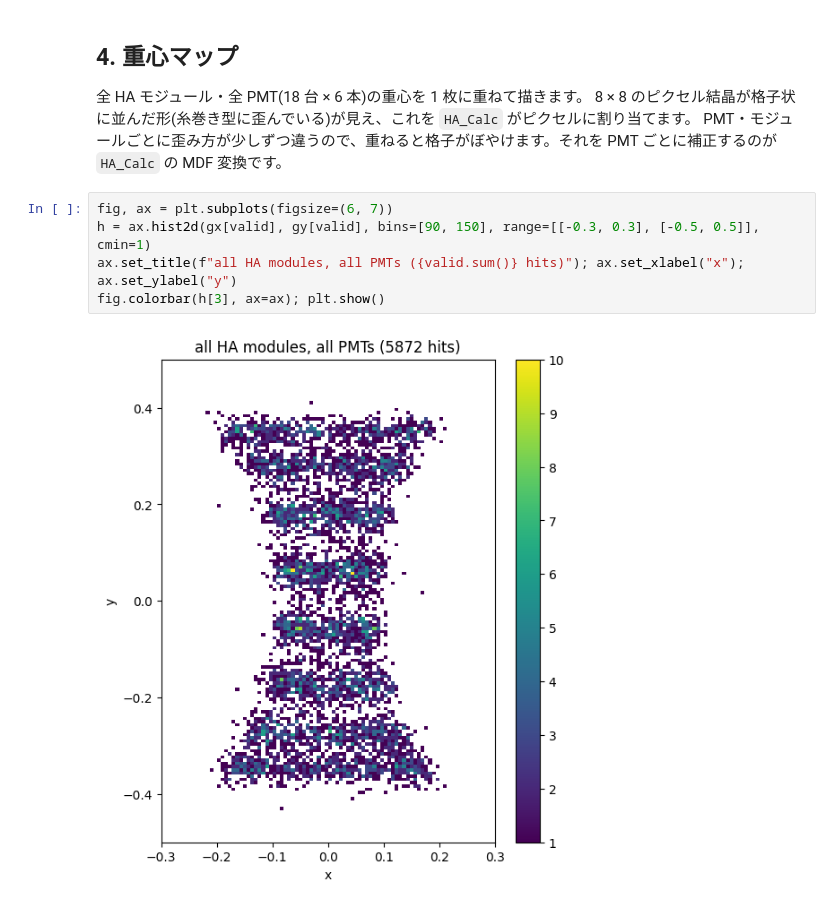
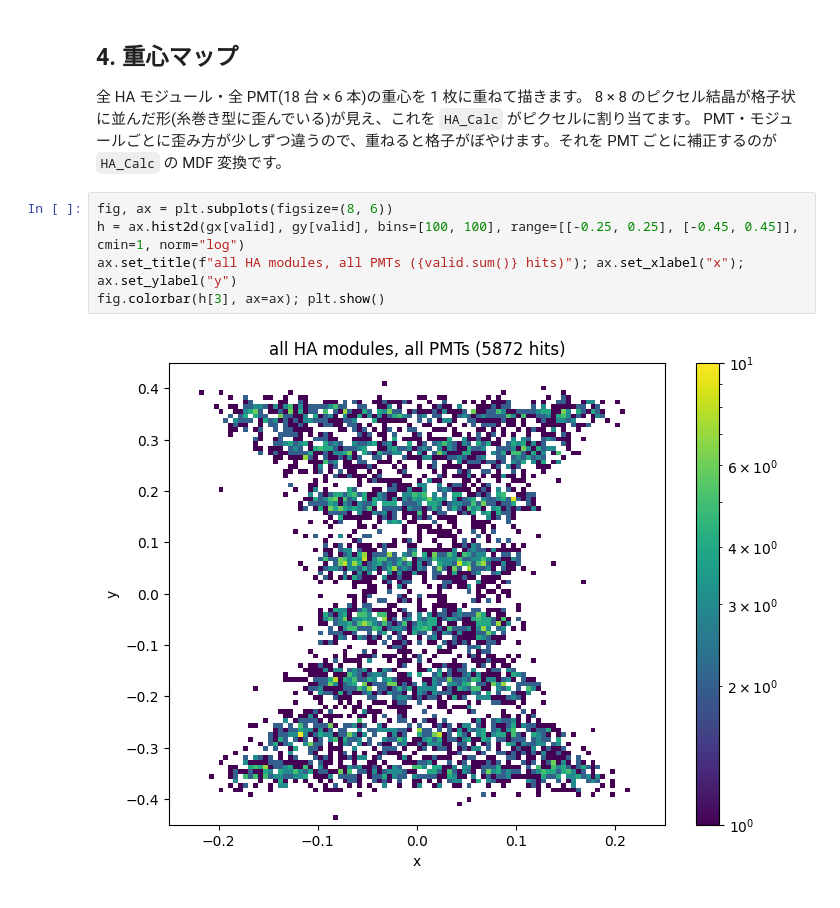
Before and after one commit to SMILE-tool-box/EricaNext_try, a Jupyter notebook: tutorials/DataIO/modules/HA_CenterGravity/HA_CenterGravity.ipynb, the cells around one changed output. Drawn from its saved outputs; the diff is of its cells as text.

```diff
--- a/tutorials/DataIO/modules/HA_CenterGravity/HA_CenterGravity.ipynb
+++ b/tutorials/DataIO/modules/HA_CenterGravity/HA_CenterGravity.ipynb
@@ -128,9 +128,9 @@ valid PMT hits: 5872
 8 × 8 のピクセル結晶が格子状に並んだ形(糸巻き型に歪んでいる)が見え、これを `HA_Calc` がピクセルに割り当てます。
 PMT・モジュールごとに歪み方が少しずつ違うので、重ねると格子がぼやけます。それを PMT ごとに補正するのが `HA_Calc` の MDF 変換です。
 # %%
-fig, ax = plt.subplots(figsize=(6, 7))
-h = ax.hist2d(gx[valid], gy[valid], bins=[90, 150], range=[[-0.3, 0.3], [-0.5, 0.5]], cmin=1)
+fig, ax = plt.subplots(figsize=(8, 6))
+h = ax.hist2d(gx[valid], gy[valid], bins=[100, 100], range=[[-0.25, 0.25], [-0.45, 0.45]], cmin=1, norm="log")
 ax.set_title(f"all HA modules, all PMTs ({valid.sum()} hits)"); ax.set_xlabel("x"); ax.set_ylabel("y")
 fig.colorbar(h[3], ax=ax); plt.show()
 # %% [output]
-[figure, old version]
+[figure, new version]
```
